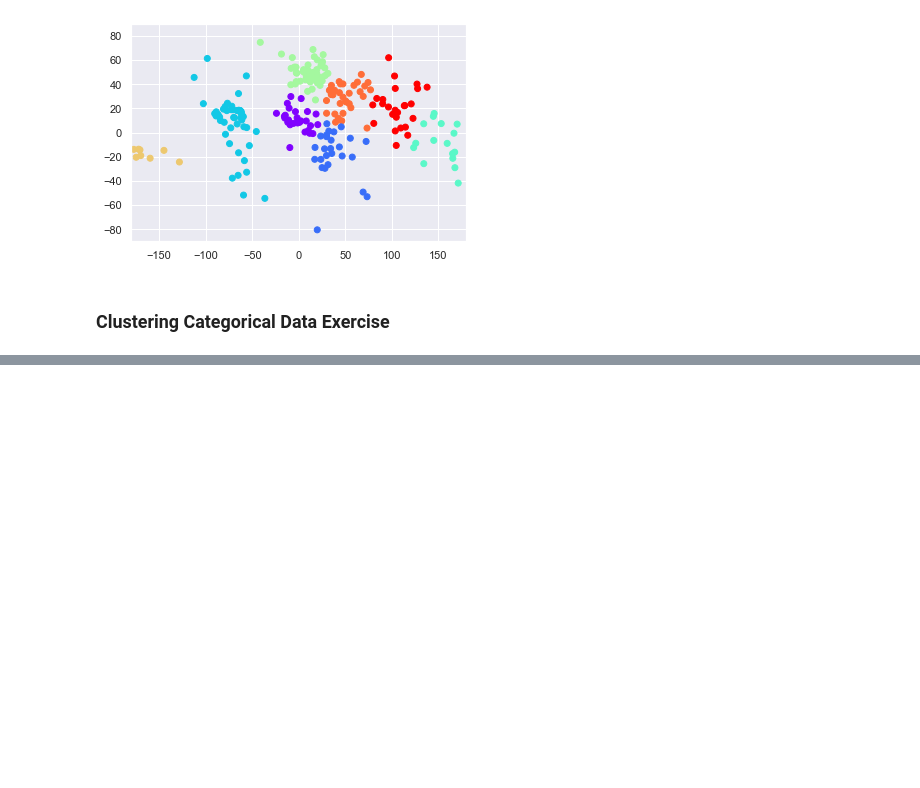
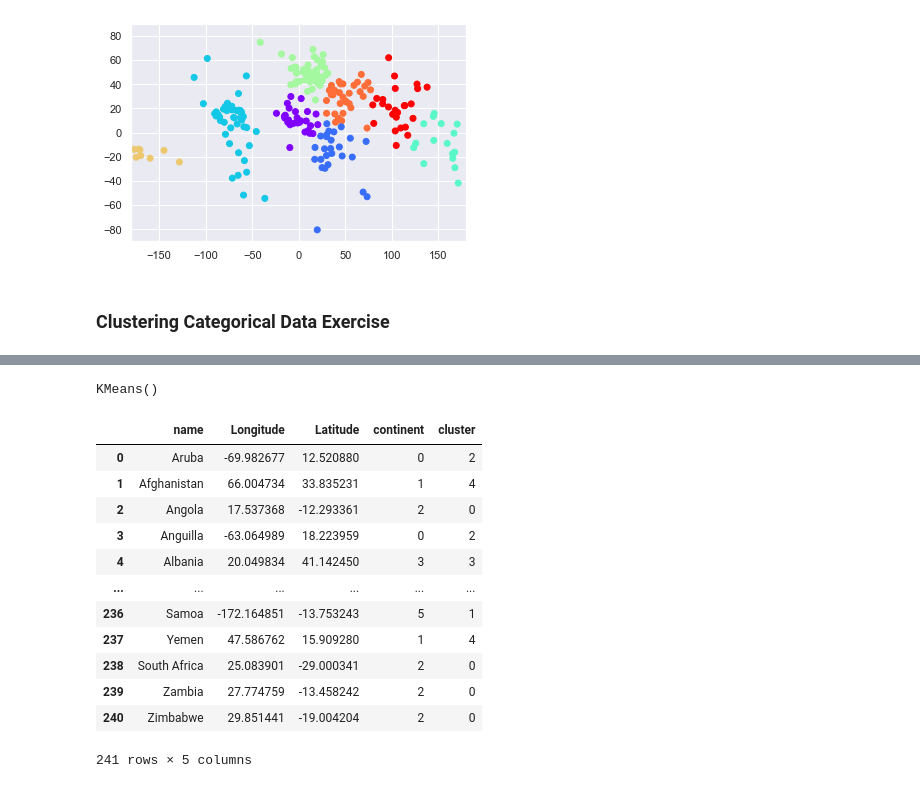
Before and after one commit to pbeata/DSc-Training, a Jupyter notebook: 02-Udemy-DS-Bootcamp/S5-Advanced-Stats/clustering.ipynb, the cells around one changed output, grey strips where cells are left out. Cells and saved outputs as stored; diff of their text form; code cells hidden in the pictures; blank space fills up the shorter version.

```diff
--- a/02-Udemy-DS-Bootcamp/S5-Advanced-Stats/clustering.ipynb
+++ b/02-Udemy-DS-Bootcamp/S5-Advanced-Stats/clustering.ipynb
@@ -180,0 +258,2 @@ plt.show()
+# %%
+cat_data['continent'] = cat_data['continent'].map(mapped_dict)
@@ -180,0 +280,6 @@ plt.show()
+# %%
+# clustering
+km3 = KMeans(8)
+km3.fit(x3)
+# %% [output]
+KMeans()
@@ -180,0 +289,19 @@ plt.show()
+# %%
+# copy to new DataFrame
+final_data = cat_data.copy()
+final_data['cluster'] = cl3
+final_data
+# %% [output]
+|  | name | Longitude | Latitude | continent | cluster |
+| 0 | Aruba | -69.982677 | 12.520880 | 0 | 2 |
+| 1 | Afghanistan | 66.004734 | 33.835231 | 1 | 4 |
+| 2 | Angola | 17.537368 | -12.293361 | 2 | 0 |
+| 3 | Anguilla | -63.064989 | 18.223959 | 0 | 2 |
+| 4 | Albania | 20.049834 | 41.142450 | 3 | 3 |
+| ... | ... | ... | ... | ... | ... |
+| 236 | Samoa | -172.164851 | -13.753243 | 5 | 1 |
+| 237 | Yemen | 47.586762 | 15.909280 | 1 | 4 |
+| 238 | South Africa | 25.083901 | -29.000341 | 2 | 0 |
+| 239 | Zambia | 27.774759 | -13.458242 | 2 | 0 |
+| 240 | Zimbabwe | 29.851441 | -19.004204 | 2 | 0 |
+241 rows × 5 columns
```
Also changed, not shown: parts of 13 cells of this notebook, 1 other file.
